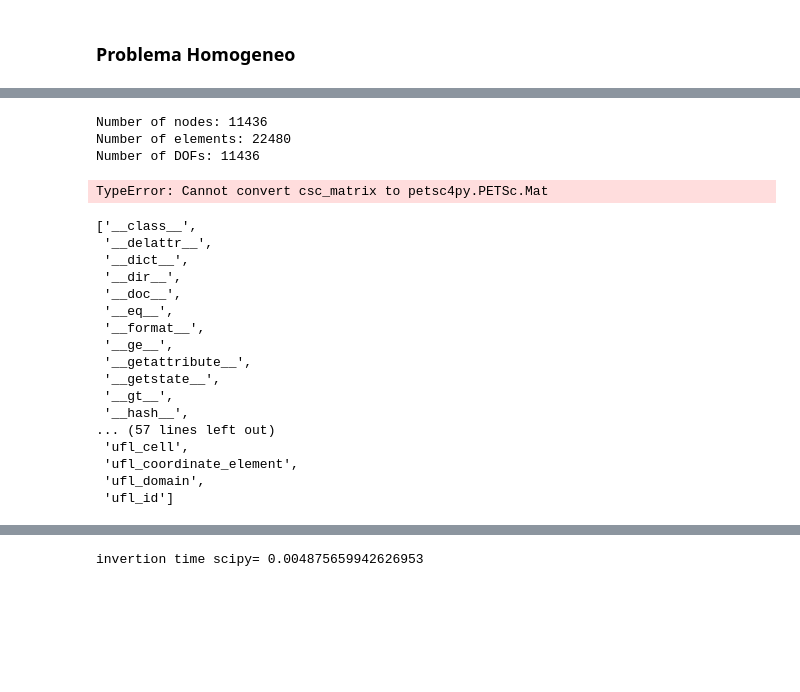
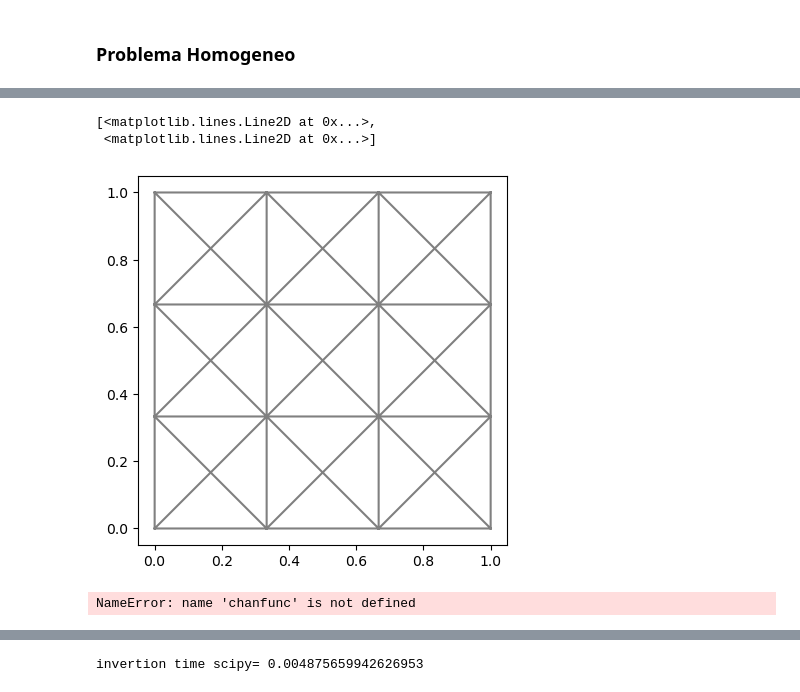
Before and after one commit to Sebastian-gomezC/Exponencial_time_schemes, a Jupyter notebook: FEniCS/DG/difusión convección/advección_difusion.ipynb, the cells around one changed output, grey strips where cells are left out. Saved outputs shown, nothing was run; the diff lists cells and outputs as text; code cells hidden in the pictures; blank space fills up the shorter version.

```diff
--- a/FEniCS/DG/difusión convección/advección_difusion.ipynb
+++ b/FEniCS/DG/difusión convección/advección_difusion.ipynb
@@ -421,9 +588,15 @@ def BDF_form(mesh,pconst,flux_method):
+# %%
+plot(mesh)
+# %% [output]
+[<matplotlib.lines.Line2D at 0x...>,
+ <matplotlib.lines.Line2D at 0x...>]
+[figure, added]
 # %%
 np.set_printoptions(formatter={'float': '{: 0.2F}'.format})
 start_code = time.time()
 dt = 0.1
 
-ny  = 10
+ny  = 4
 nx = ny*10
 solver  = "exp"  # time integration method
 flux_method = "upwind"
@@ -536,27 +709,4 @@ for n in range(num_steps):
     L2.append([L2_norm,t])
     print(f'step:{n+1} of {num_steps} time = {t}, L2 error = {L2_norm}')
 # %% [output]
-Number of nodes: 11436
-Number of elements: 22480
-Number of DOFs: 11436
+NameError: name 'chanfunc' is not defined
-TypeError: Cannot convert csc_matrix to petsc4py.PETSc.Mat
-# %%
-dir(mesh)
-# %% [output]
-['__class__',
- '__delattr__',
- '__dict__',
- '__dir__',
- '__doc__',
- '__eq__',
- '__format__',
- '__ge__',
- '__getattribute__',
- '__getstate__',
- '__gt__',
- '__hash__',
-... (57 lines left out)
- 'ufl_cell',
- 'ufl_coordinate_element',
- 'ufl_domain',
- 'ufl_id']
```
Also changed, not shown: parts of 10 cells of this notebook, 8 other files.
